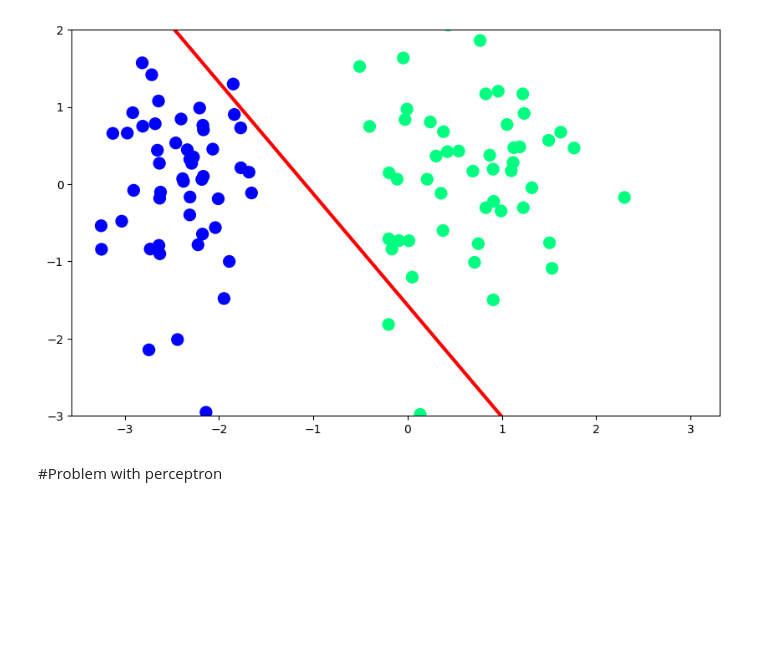
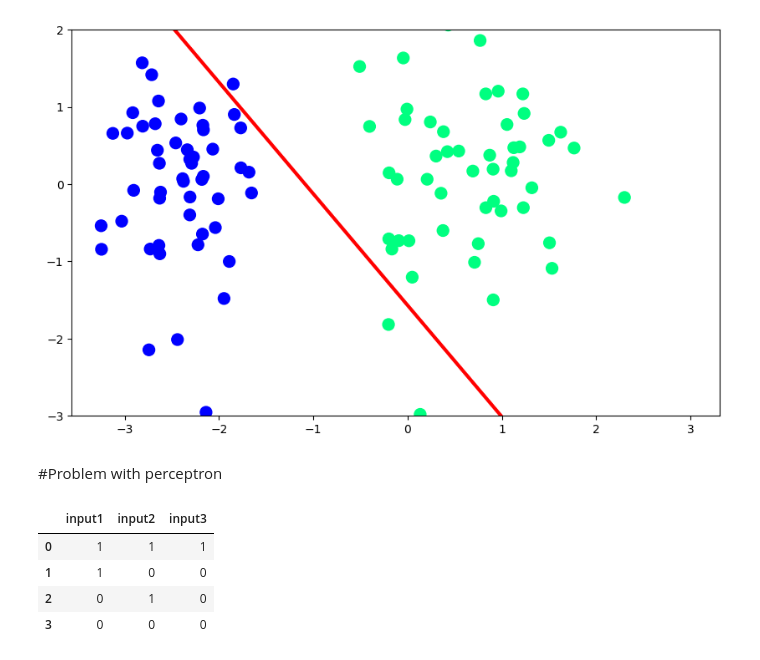
Before and after one commit to Ravravan/DL, a Jupyter notebook: perceptron.ipynb, the cells around one changed output. Drawn from its saved outputs; the diff is of its cells as text; code cells hidden in the pictures; blank space fills up the shorter version.

```diff
--- a/perceptron.ipynb
+++ b/perceptron.ipynb
@@ -118,0 +123,4 @@ xor_data = pd.DataFrame()
+# %%
+and_data['input1'] = [1,1,0,0]
+and_data['input2'] = [1,0,1,0]
+and_data['input3'] = [1,0,0,0]
@@ -118,0 +131,8 @@ xor_data = pd.DataFrame()
+# %%
+and_data
+# %% [output]
+|  | input1 | input2 | input3 |
+| 0 | 1 | 1 | 1 |
+| 1 | 1 | 0 | 0 |
+| 2 | 0 | 1 | 0 |
+| 3 | 0 | 0 | 0 |
```
Also changed, not shown: parts of 4 cells of this notebook.
